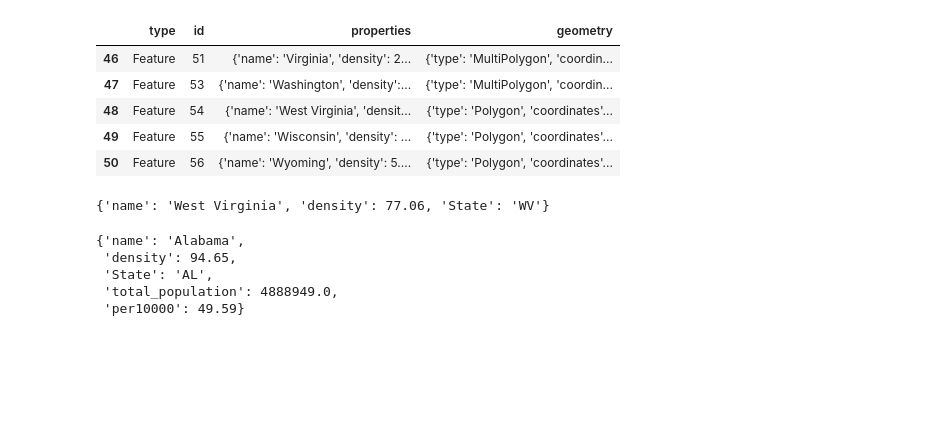
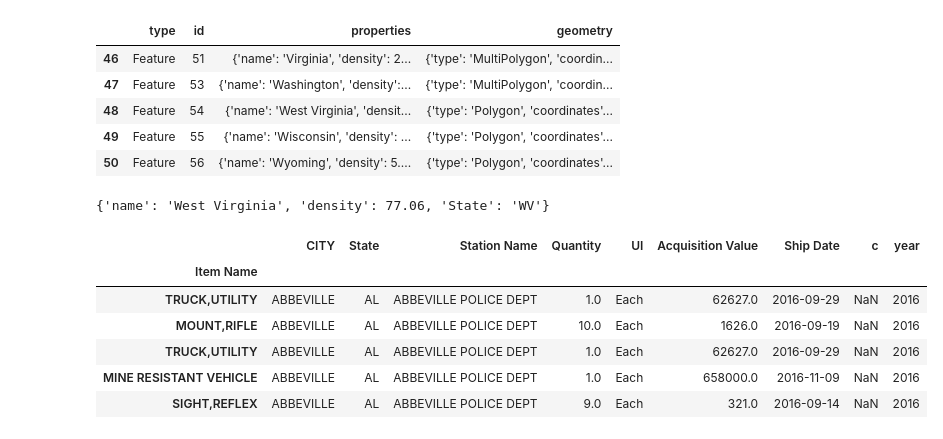
Before and after one commit to heyannag/Project_2_TLLDL, a Jupyter notebook: maps/converttogeojson.ipynb, the cells around one changed output. Cells and saved outputs as stored; diff of their text form; code cells hidden in the pictures; blank space fills up the shorter version.

```diff
--- a/maps/converttogeojson.ipynb
+++ b/maps/converttogeojson.ipynb
@@ -193,9 +194,13 @@ for i in range(len(featsdf)):
             featsdf["properties"][i].update(popvalue)
-# %%
-featsdf["properties"][0]
-# %% [output]
-{'name': 'Alabama',
- 'density': 94.65,
- 'State': 'AL',
- 'total_population': 4888949.0,
- 'per10000': 49.59}
+# %%
+transferdf = transferdf.set_index("Item Name")
+transferdf["Quantity"] = transferdf["Quantity"].astype(float)
+transferdf.head()
+# %% [output]
+|  | CITY | State | Station Name | Quantity | UI | Acquisition Value | Ship Date | c | year |
+| Item Name |  |  |  |  |  |  |  |  |  |
+| TRUCK,UTILITY | ABBEVILLE | AL | ABBEVILLE POLICE DEPT | 1.0 | Each | 62627.0 | 2016-09-29 | NaN | 2016 |
+| MOUNT,RIFLE | ABBEVILLE | AL | ABBEVILLE POLICE DEPT | 10.0 | Each | 1626.0 | 2016-09-19 | NaN | 2016 |
+| TRUCK,UTILITY | ABBEVILLE | AL | ABBEVILLE POLICE DEPT | 1.0 | Each | 62627.0 | 2016-09-29 | NaN | 2016 |
+| MINE RESISTANT VEHICLE | ABBEVILLE | AL | ABBEVILLE POLICE DEPT | 1.0 | Each | 658000.0 | 2016-11-09 | NaN | 2016 |
+| SIGHT,REFLEX | ABBEVILLE | AL | ABBEVILLE POLICE DEPT | 9.0 | Each | 321.0 | 2016-09-14 | NaN | 2016 |
```
Also changed, not shown: parts of 18 cells of this notebook, 2 other files.
